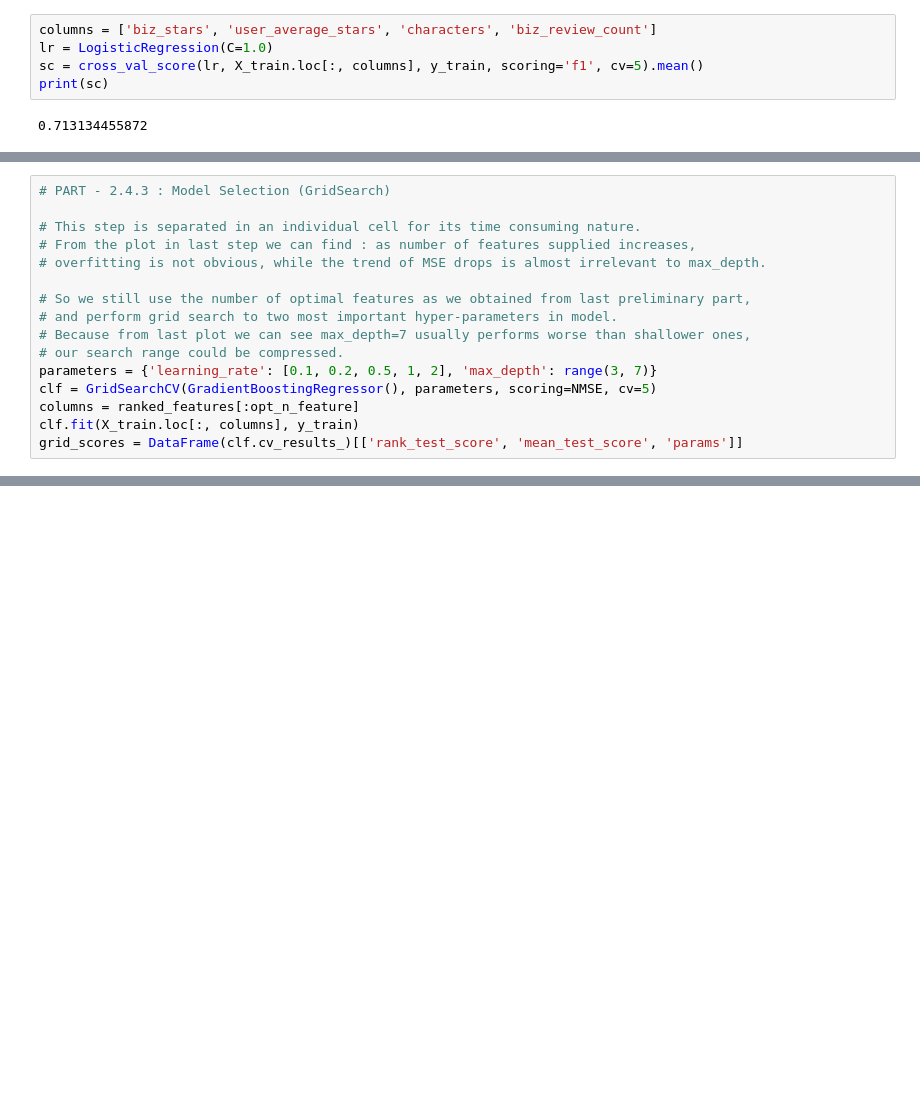
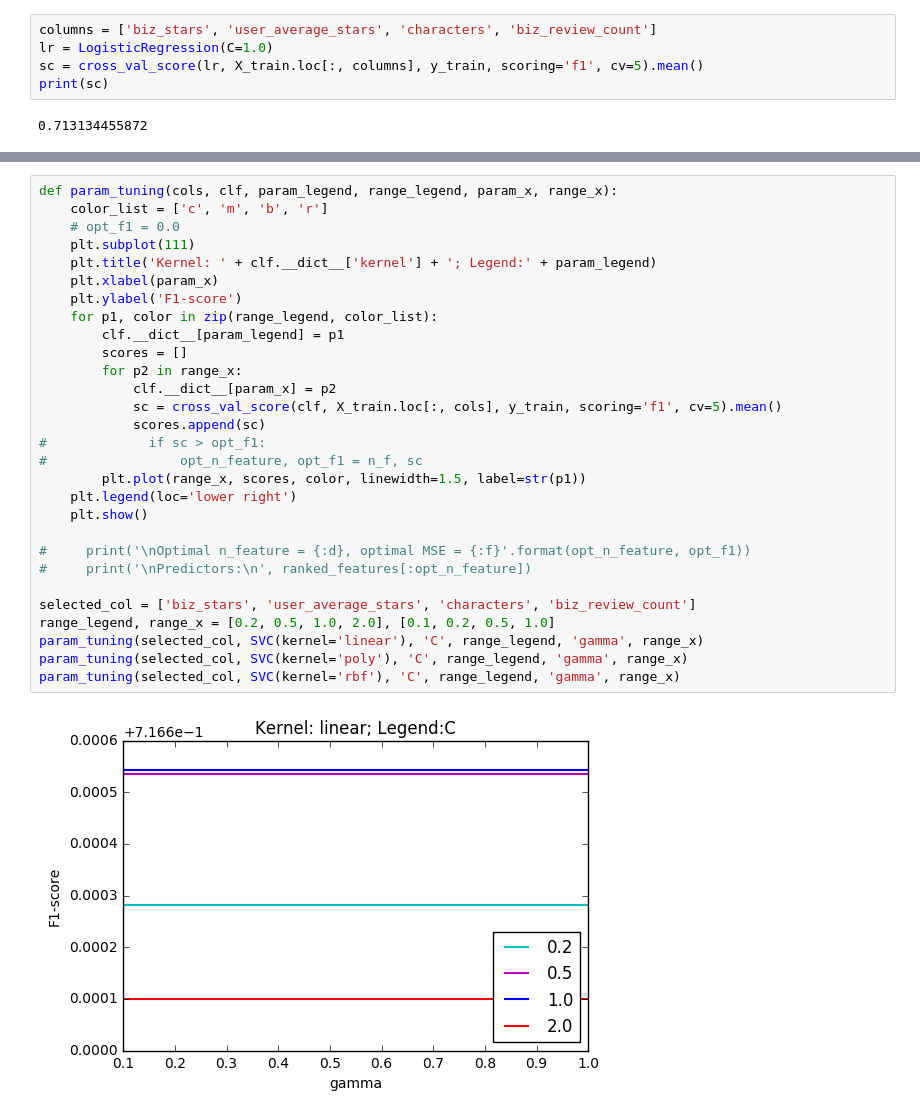
Before and after one commit to Adward-R/STAT-665-DMML, a Jupyter notebook: HW09/hw09.ipynb, the cells around one changed output, grey strips where cells are left out. Drawn from its saved outputs; the diff is of its cells as text; blank space fills up the shorter version.

```diff
--- a/HW09/hw09.ipynb
+++ b/HW09/hw09.ipynb
@@ -307,16 +102,0 @@ Optimal n_feature = 69, optimal MSE = 0.021204
-# %%
-# PART - 2.4.3 : Model Selection (GridSearch)
-
-# This step is separated in an individual cell for its time consuming nature.
-# From the plot in last step we can find : as number of features supplied increases,
-# overfitting is not obvious, while the trend of MSE drops is almost irrelevant to max_depth.
-
-# So we still use the number of optimal features as we obtained from last preliminary part,
-# and perform grid search to two most important hyper-parameters in model.
-# Because from last plot we can see max_depth=7 usually performs worse than shallower ones,
-# our search range could be compressed.
-parameters = {'learning_rate': [0.1, 0.2, 0.5, 1, 2], 'max_depth': range(3, 7)}
-clf = GridSearchCV(GradientBoostingRegressor(), parameters, scoring=NMSE, cv=5)
-columns = ranked_features[:opt_n_feature]
-clf.fit(X_train.loc[:, columns], y_train)
-grid_scores = DataFrame(clf.cv_results_)[['rank_test_score', 'mean_test_score', 'params']]
@@ -429,0 +117,31 @@ Test MSE of Gradient Boosting: 0.0194920390024
+# %%
+def param_tuning(cols, clf, param_legend, range_legend, param_x, range_x):
+    color_list = ['c', 'm', 'b', 'r']
+    # opt_f1 = 0.0
+    plt.subplot(111)
+    plt.title('Kernel: ' + clf.__dict__['kernel'] + '; Legend:' + param_legend)
+    plt.xlabel(param_x)
+    plt.ylabel('F1-score')
+    for p1, color in zip(range_legend, color_list):
+        clf.__dict__[param_legend] = p1
+        scores = []
+        for p2 in range_x:
+            clf.__dict__[param_x] = p2
+            sc = cross_val_score(clf, X_train.loc[:, cols], y_train, scoring='f1', cv=5).mean()
+            scores.append(sc)
+#             if sc > opt_f1:
+#                 opt_n_feature, opt_f1 = n_f, sc
+        plt.plot(range_x, scores, color, linewidth=1.5, label=str(p1))
+    plt.legend(loc='lower right')
+    plt.show()
+
+#     print('\nOptimal n_feature = {:d}, optimal MSE = {:f}'.format(opt_n_feature, opt_f1))
+#     print('\nPredictors:\n', ranked_features[:opt_n_feature])
+
+selected_col = ['biz_stars', 'user_average_stars', 'characters', 'biz_review_count']
+range_legend, range_x = [0.2, 0.5, 1.0, 2.0], [0.1, 0.2, 0.5, 1.0]
+param_tuning(selected_col, SVC(kernel='linear'), 'C', range_legend, 'gamma', range_x)
+param_tuning(selected_col, SVC(kernel='poly'), 'C', range_legend, 'gamma', range_x)
+param_tuning(selected_col, SVC(kernel='rbf'), 'C', range_legend, 'gamma', range_x)
+# %% [output]
+[figure, added]
```
Also changed, not shown: parts of 12 cells of this notebook.
